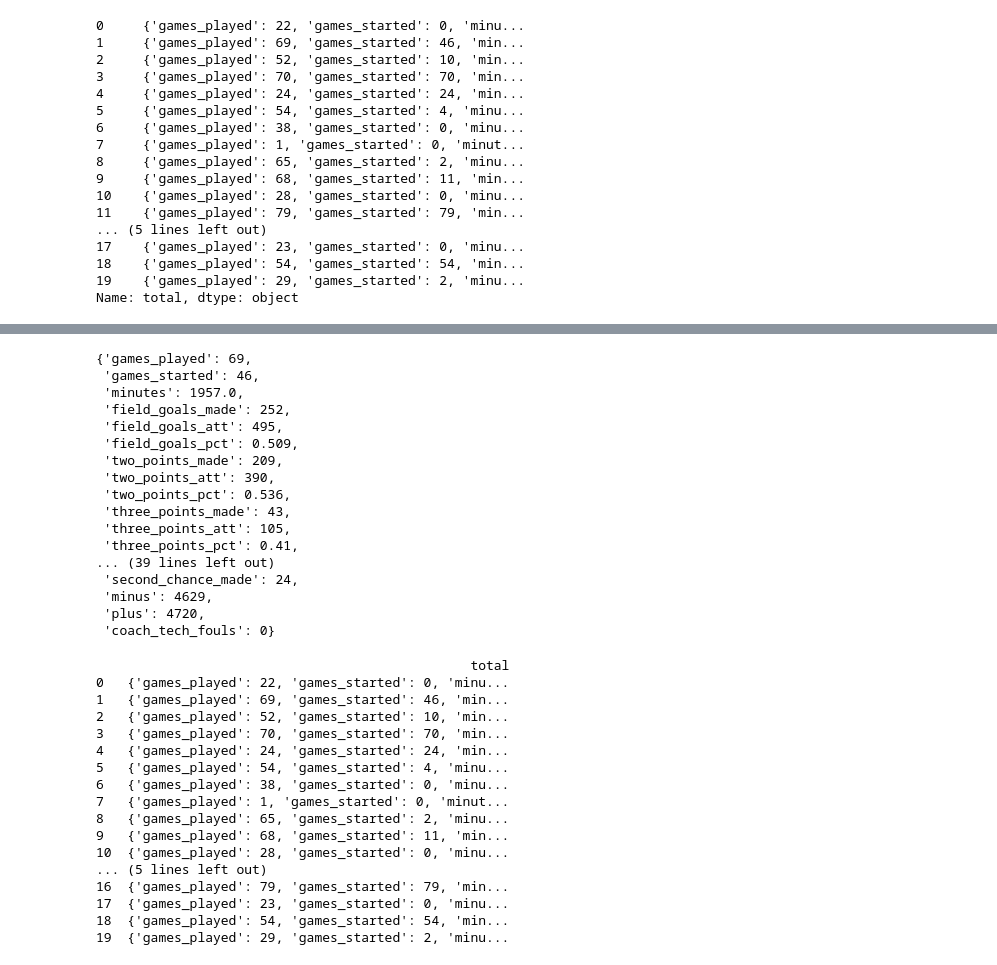
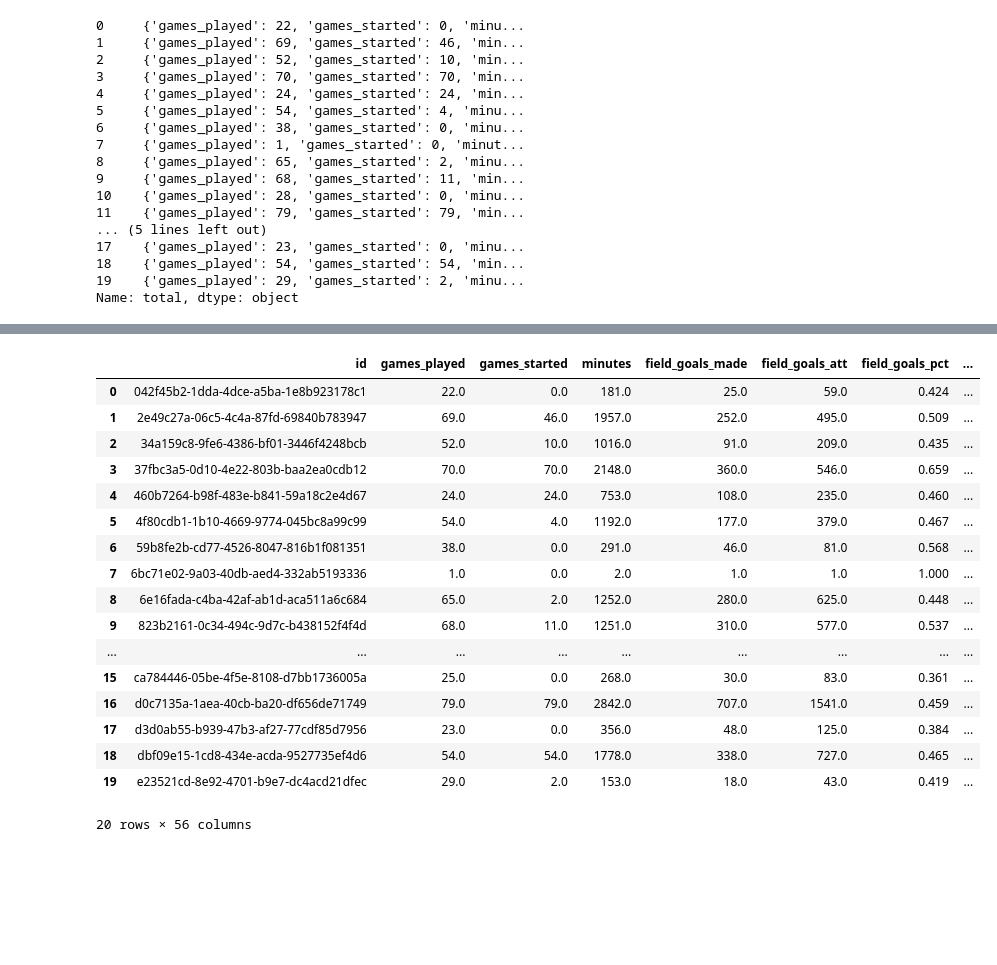
Before and after one commit to ollayyy/project_one, a Jupyter notebook: test.ipynb, the cells around one changed output, grey strips where cells are left out. Drawn from its saved outputs; the diff is of its cells as text; code cells hidden in the pictures; blank space fills up the shorter version.

Commit message:
total column is split up into diffrent columns and then added to the main df

```diff
--- a/test.ipynb
+++ b/test.ipynb
@@ -101,7 +101,9 @@ totals = []
 for row in timberwolves_df:
     totals = timberwolves_df['total']
 
-totals
+print(totals)
+id=timberwolves_df['id']
+id
 # %% [output]
 0     {'games_played': 22, 'games_started': 0, 'minu...
 1     {'games_played': 69, 'games_started': 46, 'min...
@@ -123,40 +142,27 @@ Name: total, dtype: object
-# %%
-totals[1]
-# %% [output]
-{'games_played': 69,
- 'games_started': 46,
- 'minutes': 1957.0,
- 'field_goals_made': 252,
- 'field_goals_att': 495,
- 'field_goals_pct': 0.509,
- 'two_points_made': 209,
- 'two_points_att': 390,
- 'two_points_pct': 0.536,
- 'three_points_made': 43,
- 'three_points_att': 105,
- 'three_points_pct': 0.41,
-... (39 lines left out)
- 'second_chance_made': 24,
- 'minus': 4629,
- 'plus': 4720,
- 'coach_tech_fouls': 0}
-# %%
-for index, row in timberwolves_df['players'].iterrows():
-# %% [output]
-                                                total
-0   {'games_played': 22, 'games_started': 0, 'minu...
-1   {'games_played': 69, 'games_started': 46, 'min...
-2   {'games_played': 52, 'games_started': 10, 'min...
-3   {'games_played': 70, 'games_started': 70, 'min...
-4   {'games_played': 24, 'games_started': 24, 'min...
-5   {'games_played': 54, 'games_started': 4, 'minu...
-6   {'games_played': 38, 'games_started': 0, 'minu...
-7   {'games_played': 1, 'games_started': 0, 'minut...
-8   {'games_played': 65, 'games_started': 2, 'minu...
-9   {'games_played': 68, 'games_started': 11, 'min...
-10  {'games_played': 28, 'games_started': 0, 'minu...
-... (5 lines left out)
-16  {'games_played': 79, 'games_started': 79, 'min...
-17  {'games_played': 23, 'games_started': 0, 'minu...
-18  {'games_played': 54, 'games_started': 54, 'min...
-19  {'games_played': 29, 'games_started': 2, 'minu...
+# %%
+total_df=pd.DataFrame(columns=['id','games_played', 'games_started', 'minutes', 'field_goals_made', 'field_goals_att', 'field_goals_pct', 'two_points_made', 'two_points_att', 'two_points_pct', 'three_points_made', 'three_points_att', 'three_points_pct', 'blocked_att', 'free_throws_made', 'free_throws_att', 'free_throws_pct', 'offensive_rebounds', 'defensive_rebounds', 'rebounds', 'assists', 'turnovers', 'assists_turnover_ratio', 'steals', 'blocks', 'personal_fouls', 'tech_fouls', 'points', 'flagrant_fouls', 'ejections', 'foulouts', 'true_shooting_att', 'true_shooting_pct', 'efficiency', 'points_off_turnovers', 'points_in_paint', 'points_in_paint_made', 'points_in_paint_att', 'points_in_paint_pct', 'effective_fg_pct', 'double_doubles', 'triple_doubles', 'fouls_drawn', 'offensive_fouls', 'fast_break_pts', 'fast_break_att', 'fast_break_made', 'fast_break_pct', 'coach_ejections', 'second_chance_pct', 'second_chance_pts', 'second_chance_att', 'second_chance_made', 'minus', 'plus', 'coach_tech_fouls'])
+
+for i in range(len(totals)) :
+    total_df = total_df.append(totals[i], ignore_index=True)
+total_df['id'] = id
+
+display(total_df)
+# %% [output]
+|  | id | games_played | games_started | minutes | field_goals_made | field_goals_att | field_goals_pct | ... |
+| 0 | 042f45b2-1dda-4dce-a5ba-1e8b923178c1 | 22.0 | 0.0 | 181.0 | 25.0 | 59.0 | 0.424 | ... |
+| 1 | 2e49c27a-06c5-4c4a-87fd-69840b783947 | 69.0 | 46.0 | 1957.0 | 252.0 | 495.0 | 0.509 | ... |
+| 2 | 34a159c8-9fe6-4386-bf01-3446f4248bcb | 52.0 | 10.0 | 1016.0 | 91.0 | 209.0 | 0.435 | ... |
+| 3 | 37fbc3a5-0d10-4e22-803b-baa2ea0cdb12 | 70.0 | 70.0 | 2148.0 | 360.0 | 546.0 | 0.659 | ... |
+| 4 | 460b7264-b98f-483e-b841-59a18c2e4d67 | 24.0 | 24.0 | 753.0 | 108.0 | 235.0 | 0.460 | ... |
+| 5 | 4f80cdb1-1b10-4669-9774-045bc8a99c99 | 54.0 | 4.0 | 1192.0 | 177.0 | 379.0 | 0.467 | ... |
+| 6 | 59b8fe2b-cd77-4526-8047-816b1f081351 | 38.0 | 0.0 | 291.0 | 46.0 | 81.0 | 0.568 | ... |
+| 7 | 6bc71e02-9a03-40db-aed4-332ab5193336 | 1.0 | 0.0 | 2.0 | 1.0 | 1.0 | 1.000 | ... |
+| 8 | 6e16fada-c4ba-42af-ab1d-aca511a6c684 | 65.0 | 2.0 | 1252.0 | 280.0 | 625.0 | 0.448 | ... |
+| 9 | 823b2161-0c34-494c-9d7c-b438152f4f4d | 68.0 | 11.0 | 1251.0 | 310.0 | 577.0 | 0.537 | ... |
+| ... | ... | ... | ... | ... | ... | ... | ... | ... |
+| 15 | ca784446-05be-4f5e-8108-d7bb1736005a | 25.0 | 0.0 | 268.0 | 30.0 | 83.0 | 0.361 | ... |
+| 16 | d0c7135a-1aea-40cb-ba20-df656de71749 | 79.0 | 79.0 | 2842.0 | 707.0 | 1541.0 | 0.459 | ... |
+| 17 | d3d0ab55-b939-47b3-af27-77cdf85d7956 | 23.0 | 0.0 | 356.0 | 48.0 | 125.0 | 0.384 | ... |
+| 18 | dbf09e15-1cd8-434e-acda-9527735ef4d6 | 54.0 | 54.0 | 1778.0 | 338.0 | 727.0 | 0.465 | ... |
+| 19 | e23521cd-8e92-4701-b9e7-dc4acd21dfec | 29.0 | 2.0 | 153.0 | 18.0 | 43.0 | 0.419 | ... |
+20 rows × 56 columns
```
Also changed, not shown: parts of 2 cells of this notebook.
